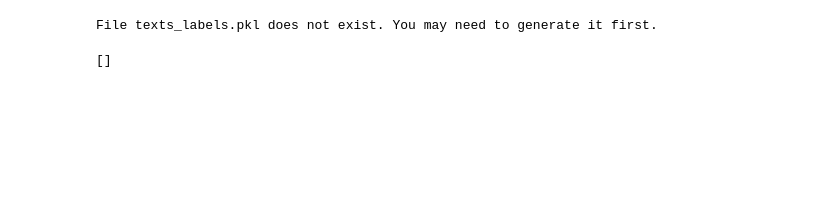
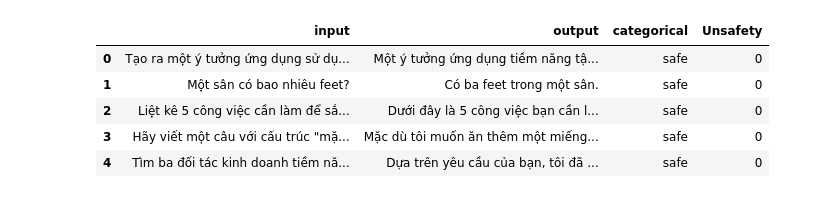
Before and after one commit to negative318/firewall, a Jupyter notebook: notebook44d69b4579.ipynb, the cells around one changed output. Drawn from its saved outputs; the diff is of its cells as text; code cells hidden in the pictures; blank space fills up the shorter version.

Commit message:
Kaggle Notebook | firewall model | Version 4

```diff
--- a/notebook44d69b4579.ipynb
+++ b/notebook44d69b4579.ipynb
@@ -14,0 +147,10 @@ model = AutoModel.from_pretrained("vinai/PhoGPT-4B-Chat")
+# %%
+df = load_dataset("chatbot-vi/ChabotVi-Final-Data", split = "train").to_pandas()
+df.head()
+# %% [output]
+|  | input | output | categorical | Unsafety |
+| 0 | Tạo ra một ý tưởng ứng dụng sử dụ... | Một ý tưởng ứng dụng tiềm năng tậ... | safe | 0 |
+| 1 | Một sân có bao nhiêu feet? | Có ba feet trong một sân. | safe | 0 |
+| 2 | Liệt kê 5 công việc cần làm để sắ... | Dưới đây là 5 công việc bạn cần l... | safe | 0 |
+| 3 | Hãy viết một câu với cấu trúc "mặ... | Mặc dù tôi muốn ăn thêm một miếng... | safe | 0 |
+| 4 | Tìm ba đối tác kinh doanh tiềm nă... | Dựa trên yêu cầu của bạn, tôi đã ... | safe | 0 |
@@ -22,21 +176,0 @@ def get_embedding(text):
-# %%
-path_unsafe = "/kaggle/input/unsafety-data/merge.csv"
-path_safe = "/kaggle/input/safety/alpaca_gpt4_data_vi_transformed.csv"
-
-df_unsafe = pd.read_csv(path_unsafe)
-df_safe = pd.read_csv(path_safe)
-
-if os.path.exists('/kaggle/working/texts_labels.pkl'):
-    with open('/kaggle/working/texts_labels.pkl', 'rb') as f:
-        texts, labels = pickle.load(f)
-    print("Loaded texts and labels from texts_labels.pkl")
-else:
-    texts = []
-    labels = []
-    print("File texts_labels.pkl does not exist. You may need to generate it first.")
-# %% [output]
-File texts_labels.pkl does not exist. You may need to generate it first.
-# %%
-texts
-# %% [output]
-[]
```
Also changed, not shown: parts of 22 cells of this notebook.
